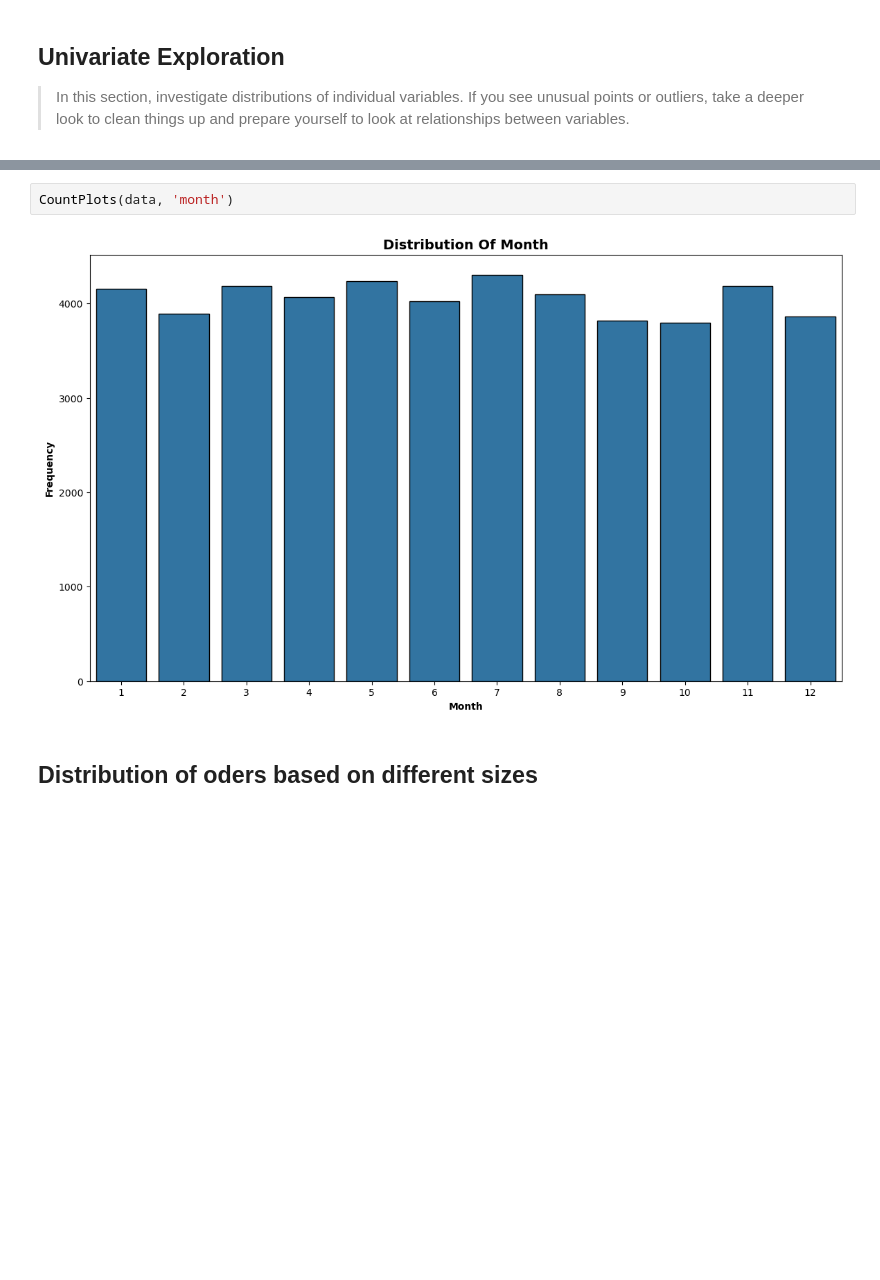
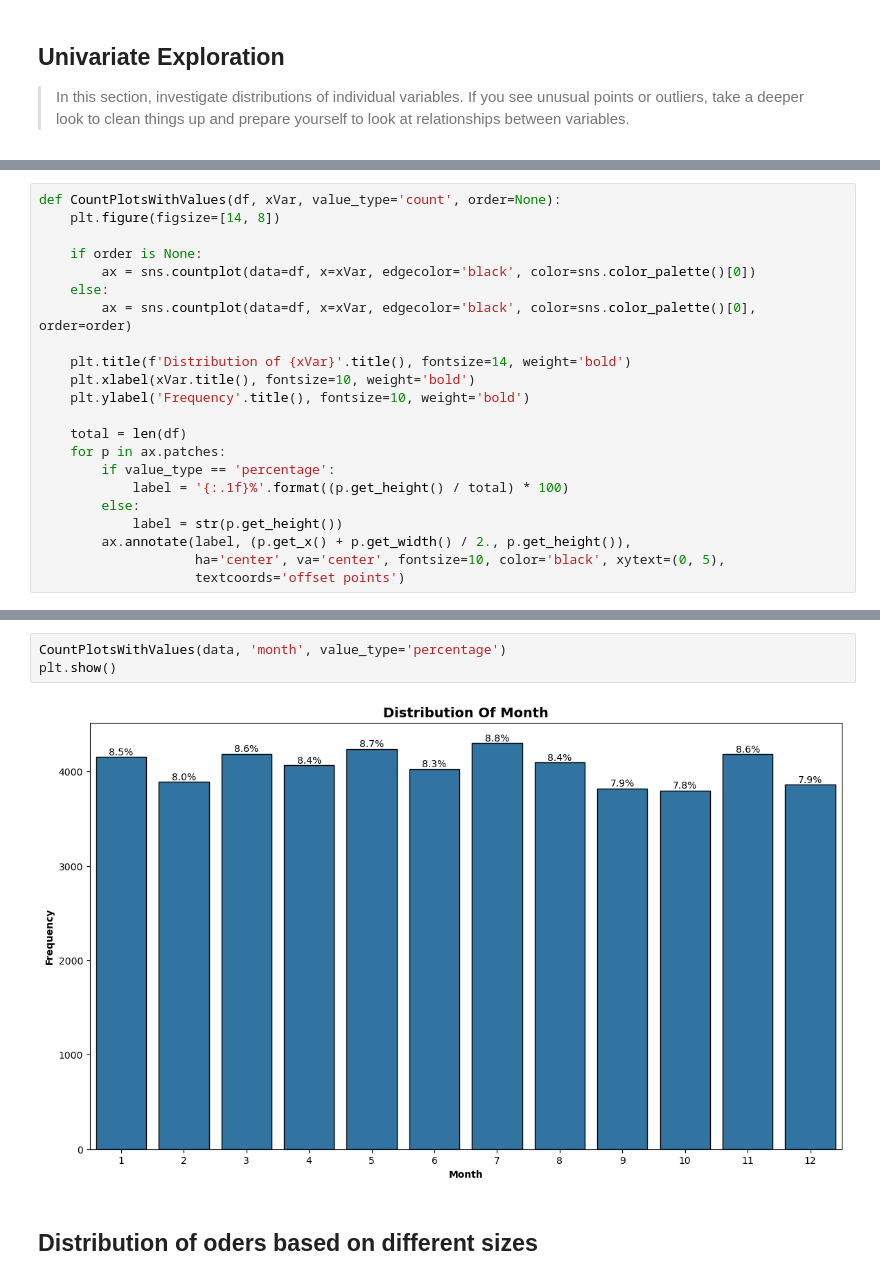
Before and after one commit to kelvinokumu/pizza_sales, a Jupyter notebook: Explanatory.ipynb, the cells around one changed output, grey strips where cells are left out. Drawn from its saved outputs; the diff is of its cells as text; blank space fills up the shorter version.

```diff
--- a/Explanatory.ipynb
+++ b/Explanatory.ipynb
@@ -220,0 +196,22 @@ CountPlots(data, 'quantity')
+# %%
+def CountPlotsWithValues(df, xVar, value_type='count', order=None):
+    plt.figure(figsize=[14, 8])
+
+    if order is None:
+        ax = sns.countplot(data=df, x=xVar, edgecolor='black', color=sns.color_palette()[0])
+    else:
+        ax = sns.countplot(data=df, x=xVar, edgecolor='black', color=sns.color_palette()[0], order=order)
+
+    plt.title(f'Distribution of {xVar}'.title(), fontsize=14, weight='bold')
+    plt.xlabel(xVar.title(), fontsize=10, weight='bold')
+    plt.ylabel('Frequency'.title(), fontsize=10, weight='bold')
+
+    total = len(df)
+    for p in ax.patches:
+        if value_type == 'percentage':
+            label = '{:.1f}%'.format((p.get_height() / total) * 100)
+        else:
+            label = str(p.get_height())
+        ax.annotate(label, (p.get_x() + p.get_width() / 2., p.get_height()),
+                    ha='center', va='center', fontsize=10, color='black', xytext=(0, 5),
+                    textcoords='offset points')
@@ -221,6 +223,7 @@ CountPlots(data, 'quantity')
 # %%
-CountPlots(data, 'month')
+CountPlotsWithValues(data, 'month', value_type='percentage')
+plt.show()
 # %% [output]
-[figure, old version]
+[figure, new version]
 # %% [markdown]
 ## Distribution of oders based on different sizes
```
Also changed, not shown: parts of 19 cells of this notebook, 1 other file.
